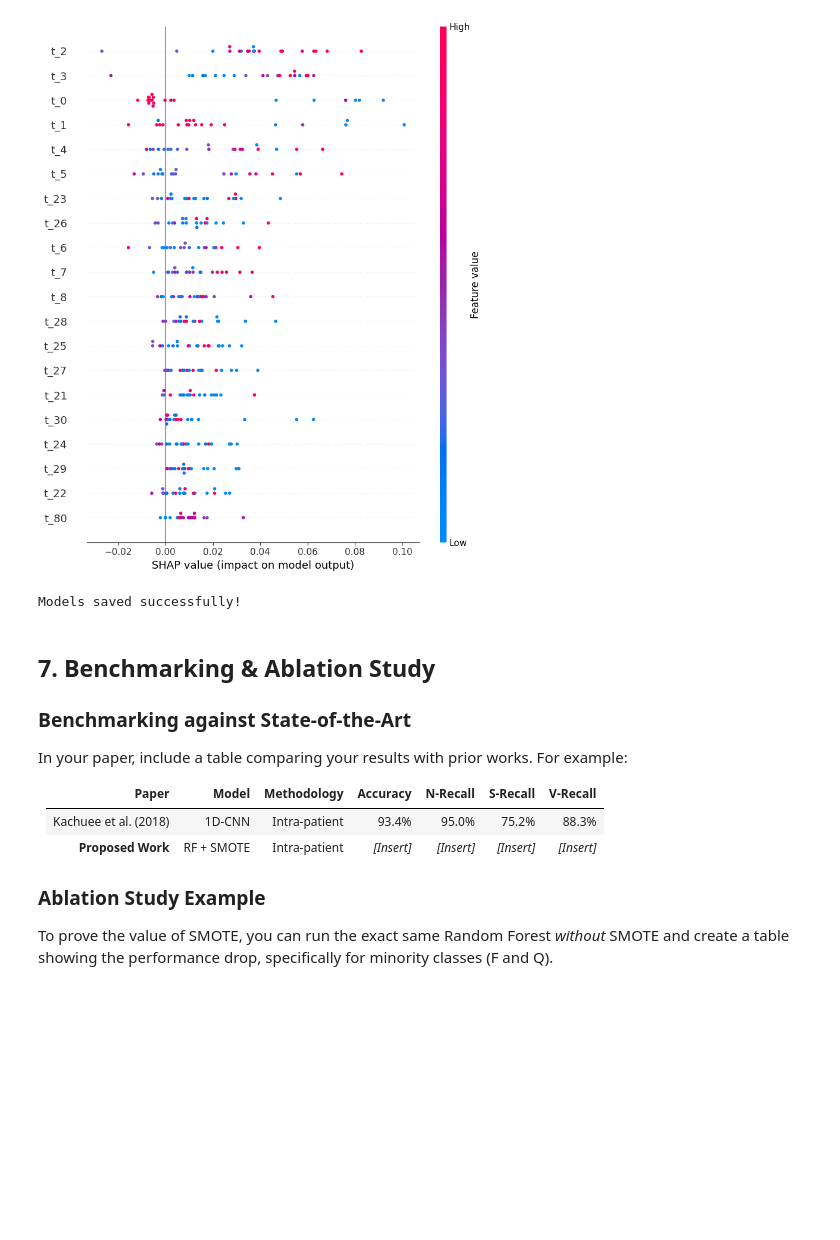
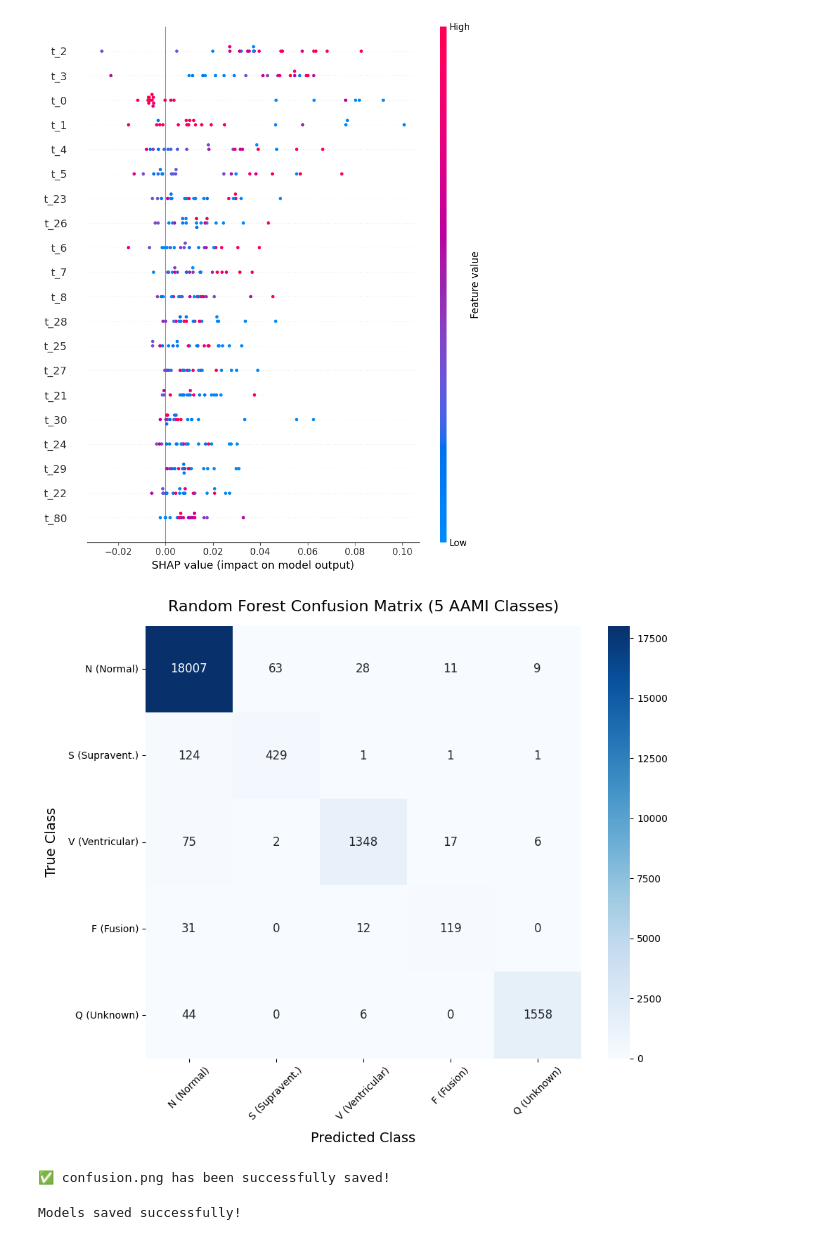
Before and after one commit to MananPunia/ECG-Anomaly-Detection-using-ML, a Jupyter notebook: Model/main.ipynb, the cells around one changed output. Saved outputs shown, nothing was run; the diff lists cells and outputs as text; code cells hidden in the pictures; blank space fills up the shorter version.

Commit message:
Update UI/UX and ignore large model files

```diff
--- a/Model/main.ipynb
+++ b/Model/main.ipynb
@@ -162,6 +162,43 @@ plt.savefig("shap_plot.png", bbox_inches='tight', dpi=300)
 plt.show()
 # %% [output]
 [figure]
+# %%
+import matplotlib.pyplot as plt
+import seaborn as sns
+from sklearn.metrics import confusion_matrix
+
+# 1. Get predictions from the Random Forest model
+y_pred_rf = rf_model.predict(X_test_scaled)
+
+# 2. Define the 5 AAMI Classes
+classes = ['N (Normal)', 'S (Supravent.)', 'V (Ventricular)', 'F (Fusion)', 'Q (Unknown)']
+
+# 3. Generate the Confusion Matrix
+cm = confusion_matrix(y_test, y_pred_rf)
+
+# 4. Plot the matrix using Seaborn
+plt.figure(figsize=(10, 8))
+sns.heatmap(cm, annot=True, fmt='d', cmap='Blues',
+            xticklabels=classes, yticklabels=classes,
+            annot_kws={"size": 12})
+
+# 5. Add Titles and Labels
+plt.title('Random Forest Confusion Matrix (5 AAMI Classes)', fontsize=16, pad=15)
+plt.xlabel('Predicted Class', fontsize=14, labelpad=10)
+plt.ylabel('True Class', fontsize=14, labelpad=10)
+plt.xticks(rotation=45)
+plt.yticks(rotation=0)
+
+# 6. Save the image to the folder so the website can use it
+plt.savefig('confusion.png', bbox_inches='tight', dpi=300)
+
+# 7. Show the plot in the notebook
+plt.show()
+
+print("✅ confusion.png has been successfully saved!")
+# %% [output]
+[figure, added]
+✅ confusion.png has been successfully saved!
 # %%
 import joblib
 
@@ -174,16 +211,3 @@ joblib.dump(scaler, "scaler.pkl")
 print("Models saved successfully!")
 # %% [output]
 Models saved successfully!
-# %% [markdown]
-## 7. Benchmarking & Ablation Study
-
-### Benchmarking against State-of-the-Art
-In your paper, include a table comparing your results with prior works. For example:
-
-| Paper | Model | Methodology | Accuracy | N-Recall | S-Recall | V-Recall |
-|---|---|---|---|---|---|---|
-| Kachuee et al. (2018) | 1D-CNN | Intra-patient | 93.4% | 95.0% | 75.2% | 88.3% |
-| **Proposed Work** | RF + SMOTE | Intra-patient | *[Insert]* | *[Insert]* | *[Insert]* | *[Insert]* |
-
-### Ablation Study Example
-To prove the value of SMOTE, you can run the exact same Random Forest *without* SMOTE and create a table showing the performance drop, specifically for minority classes (F and Q).
```
Also changed, not shown: parts of 1 cell of this notebook, 9 other files.
